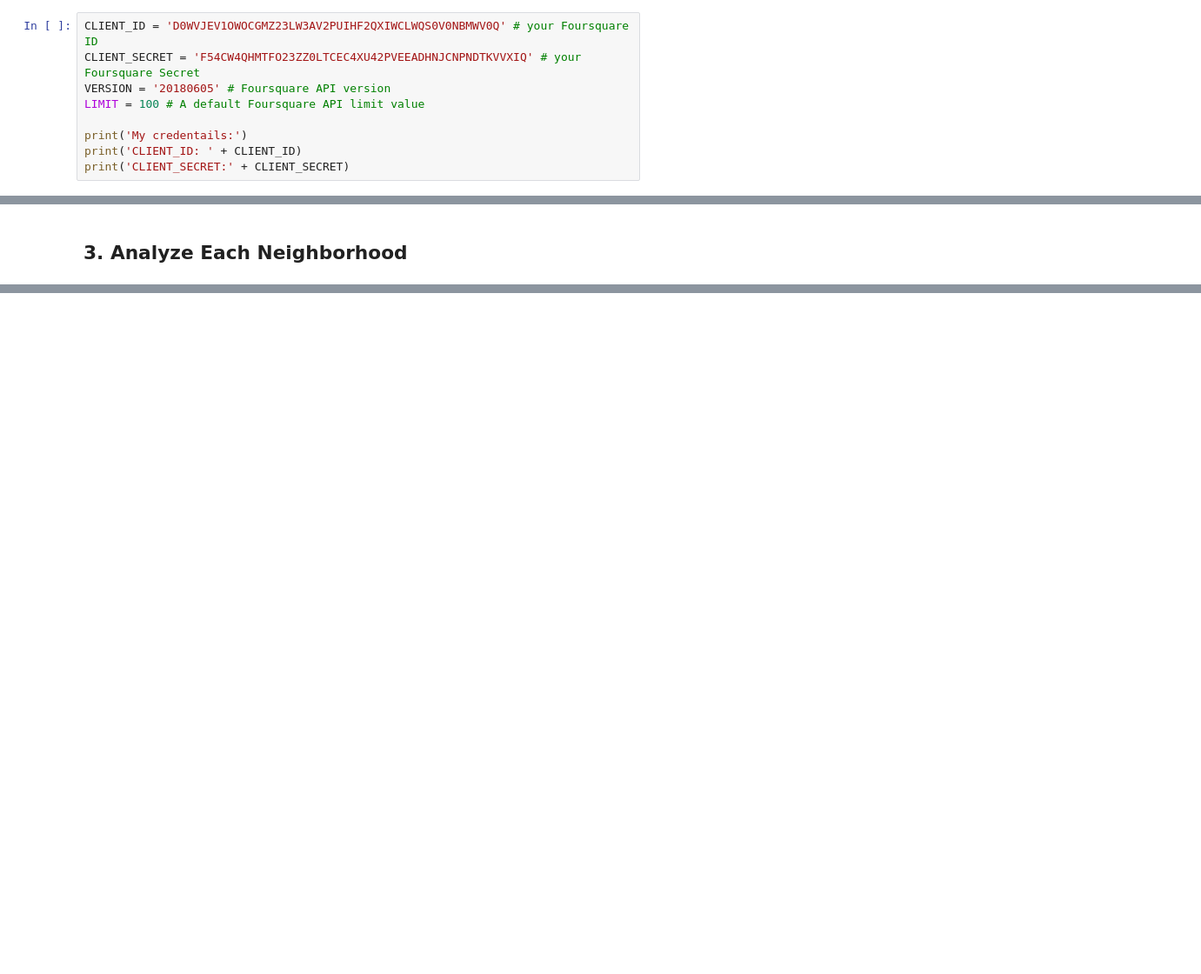
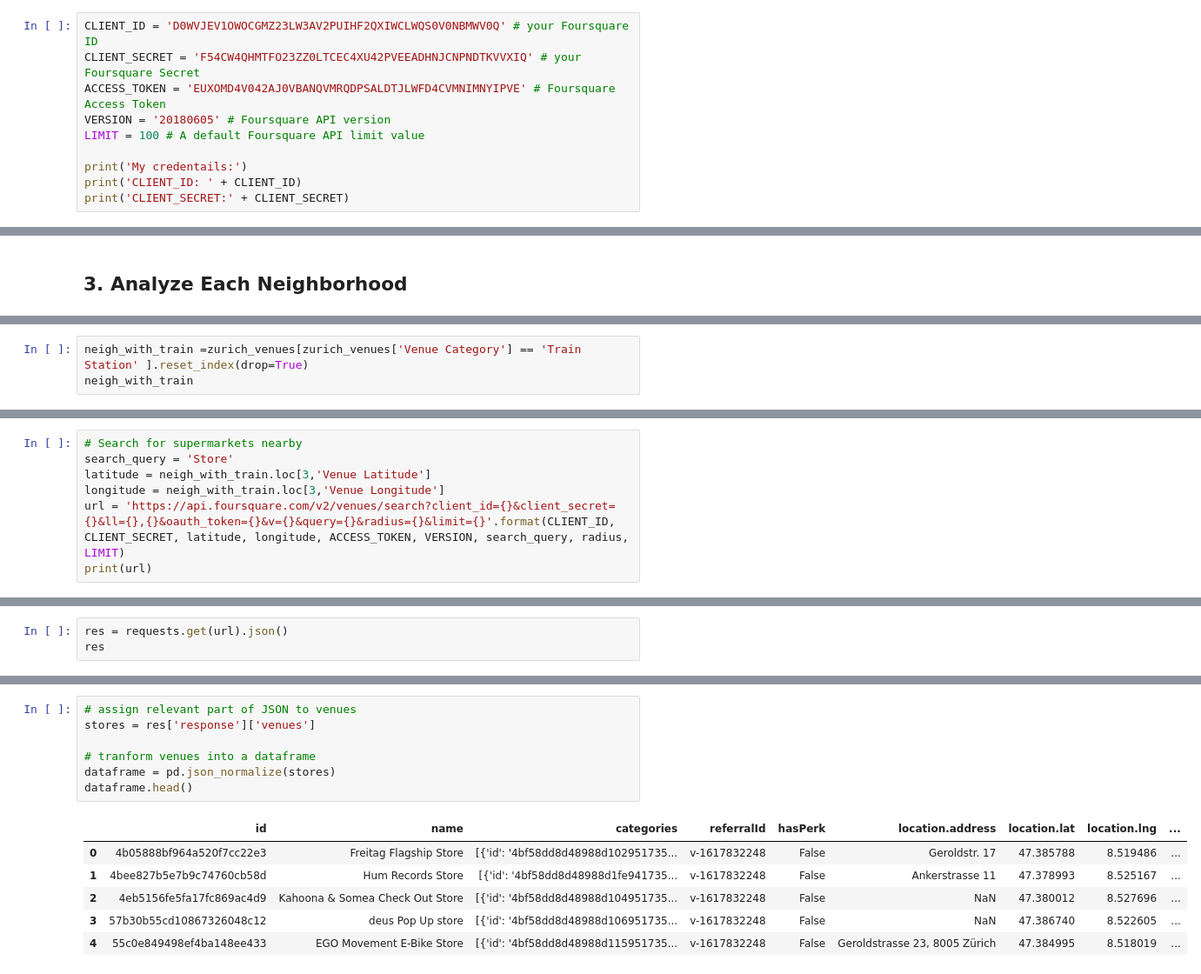
Before and after one commit to xanag/Coursera_Capstone, a Jupyter notebook: Final Capstone Project.ipynb, the cells around one changed output, grey strips where cells are left out. Shown: that part at 87% size. Cells and saved outputs as stored; diff of their text form; blank space fills up the shorter version.

```diff
--- a/Final Capstone Project.ipynb
+++ b/Final Capstone Project.ipynb
@@ -164,6 +164,7 @@ map_zh
 # %%
 CLIENT_ID = 'D0WVJEV1OWOCGMZ23LW3AV2PUIHF2QXIWCLWQS0V0NBMWV0Q' # your Foursquare ID
 CLIENT_SECRET = 'F54CW4QHMTFO23ZZ0LTCEC4XU42PVEEADHNJCNPNDTKVVXIQ' # your Foursquare Secret
+ACCESS_TOKEN = 'EUXOMD4V042AJ0VBANQVMRQDPSALDTJLWFD4CVMNIMNYIPVE' # Foursquare Access Token
 VERSION = '20180605' # Foursquare API version
 LIMIT = 100 # A default Foursquare API limit value
 
@@ -375,0 +417,3 @@ There are 144 unique categories.
+# %%
+neigh_with_train =zurich_venues[zurich_venues['Venue Category'] == 'Train Station' ].reset_index(drop=True)
+neigh_with_train
@@ -375,0 +426,7 @@ There are 144 unique categories.
+# %%
+# Search for supermarkets nearby
+search_query = 'Store'
+latitude = neigh_with_train.loc[3,'Venue Latitude']
+longitude = neigh_with_train.loc[3,'Venue Longitude']
+url = 'https://api.foursquare.com/v2/venues/search?client_id={}&client_secret={}&ll={},{}&oauth_token={}&v={}&query={}&radius={}&limit={}'.format(CLIENT_ID, CLIENT_SECRET, latitude, longitude, ACCESS_TOKEN, VERSION, search_query, radius, LIMIT)
+print(url)
@@ -375,0 +435,3 @@ There are 144 unique categories.
+# %%
+res = requests.get(url).json()
+res
@@ -375,0 +456,14 @@ There are 144 unique categories.
+# %%
+# assign relevant part of JSON to venues
+stores = res['response']['venues']
+
+# tranform venues into a dataframe
+dataframe = pd.json_normalize(stores)
+dataframe.head()
+# %% [output]
+|  | id | name | categories | referralId | hasPerk | location.address | location.lat | location.lng | ... |
+| 0 | 4b05888bf964a520f7cc22e3 | Freitag Flagship Store | [{'id': '4bf58dd8d48988d102951735... | v-1617832248 | False | Geroldstr. 17 | 47.385788 | 8.519486 | ... |
+| 1 | 4bee827b5e7b9c74760cb58d | Hum Records Store | [{'id': '4bf58dd8d48988d1fe941735... | v-1617832248 | False | Ankerstrasse 11 | 47.378993 | 8.525167 | ... |
+| 2 | 4eb5156fe5fa17fc869ac4d9 | Kahoona & Somea Check Out Store | [{'id': '4bf58dd8d48988d104951735... | v-1617832248 | False | NaN | 47.380012 | 8.527696 | ... |
+| 3 | 57b30b55cd10867326048c12 | deus Pop Up store | [{'id': '4bf58dd8d48988d106951735... | v-1617832248 | False | NaN | 47.386740 | 8.522605 | ... |
+| 4 | 55c0e849498ef4ba148ee433 | EGO Movement E-Bike Store | [{'id': '4bf58dd8d48988d115951735... | v-1617832248 | False | Geroldstrasse 23, 8005 Zürich | 47.384995 | 8.518019 | ... |
```
Also changed, not shown: parts of 15 cells of this notebook.
